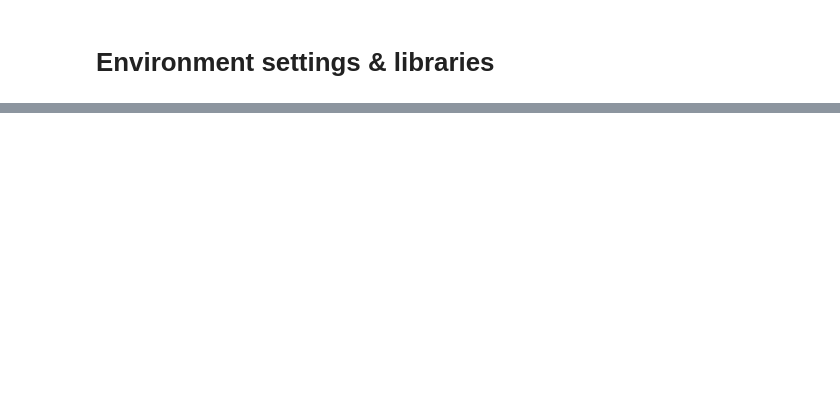
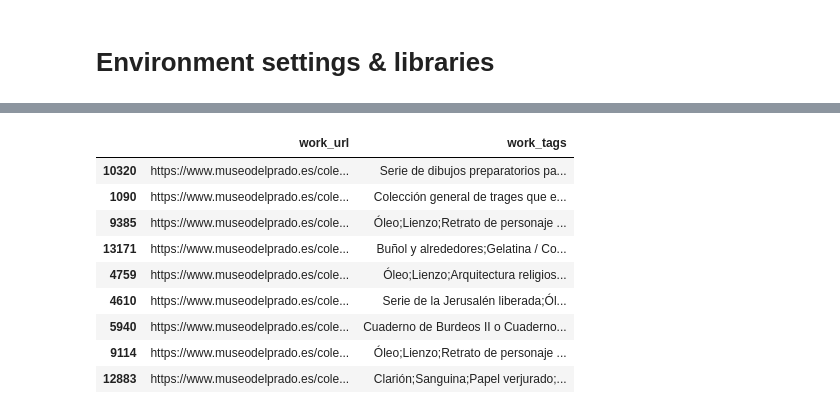
Before and after one commit to dariashcherbakovaaa/Algorithms-for-massive-data, a Jupyter notebook: Algorithms_for_massive_data.ipynb, the cells around one changed output, grey strips where cells are left out. Saved outputs shown, nothing was run; the diff lists cells and outputs as text; code cells hidden in the pictures; blank space fills up the shorter version.

```diff
--- a/Algorithms_for_massive_data.ipynb
+++ b/Algorithms_for_massive_data.ipynb
@@ -60,0 +45,17 @@ KeyboardInterrupt:
+# %%
+import pandas as pd
+
+df = pd.read_csv('/content/prada/prado.csv', sep = ',')
+
+df[['work_url', 'work_tags']].sample(9)
+# %% [output]
+|  | work_url | work_tags |
+| 10320 | https://www.museodelprado.es/cole... | Serie de dibujos preparatorios pa... |
+| 1090 | https://www.museodelprado.es/cole... | Colección general de trages que e... |
+| 9385 | https://www.museodelprado.es/cole... | Óleo;Lienzo;Retrato de personaje ... |
+| 13171 | https://www.museodelprado.es/cole... | Buñol y alrededores;Gelatina / Co... |
+| 4759 | https://www.museodelprado.es/cole... | Óleo;Lienzo;Arquitectura religios... |
+| 4610 | https://www.museodelprado.es/cole... | Serie de la Jerusalén liberada;Ól... |
+| 5940 | https://www.museodelprado.es/cole... | Cuaderno de Burdeos II o Cuaderno... |
+| 9114 | https://www.museodelprado.es/cole... | Óleo;Lienzo;Retrato de personaje ... |
+| 12883 | https://www.museodelprado.es/cole... | Clarión;Sanguina;Papel verjurado;... |
```
Also changed, not shown: parts of 18 cells of this notebook.
